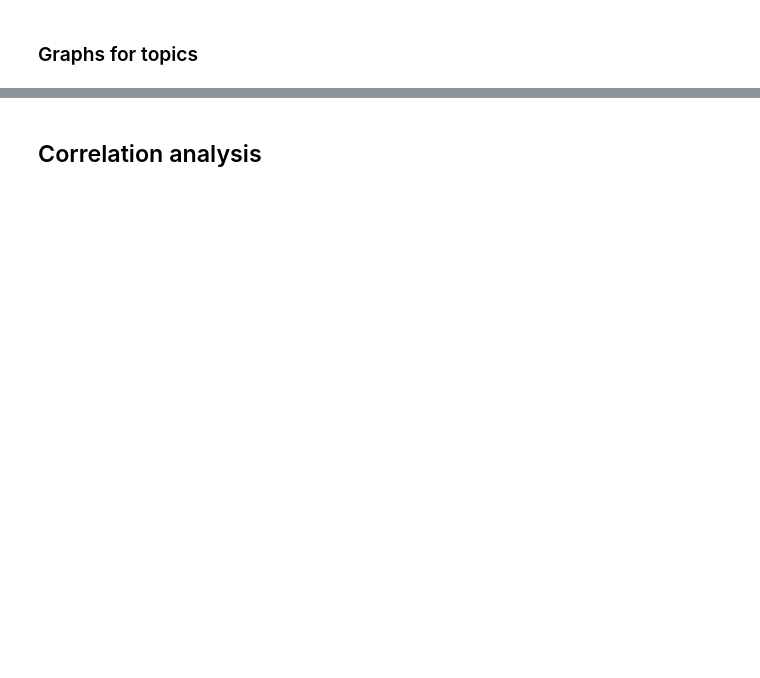
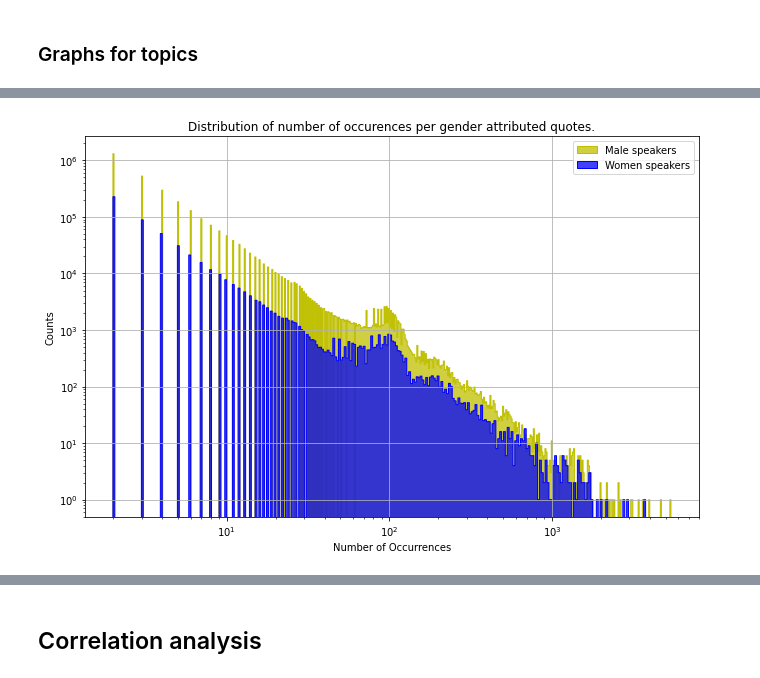
Before and after one commit to epfl-ada/ada-2021-project-gluten-meat-free, a Jupyter notebook: ADA_Project_notebook.ipynb, the cells around one changed output, grey strips where cells are left out. Saved outputs shown, nothing was run; the diff lists cells and outputs as text; code cells hidden in the pictures; blank space fills up the shorter version.

```diff
--- a/ADA_Project_notebook.ipynb
+++ b/ADA_Project_notebook.ipynb
@@ -904,0 +1570,17 @@ ttest_ind(cat1['values'], cat2['values'])
+# %%
+#To better visualize the data
+import seaborn as sns
+plt.figure(figsize = (11, 7))
+sns.histplot(Num_occ_male, log_scale = (True, True), color = 'y', label = 'Male speakers',element = "step")
+sns.histplot(Num_occ_female, log_scale = (True, True), color = 'b', label = 'Women speakers',element = "step")
+plt.title("Distribution of number of occurences per gender attributed quotes.")
+plt.xlabel("Number of Occurrences")
+plt.ylabel("Counts")
+
+plt.grid()
+plt.legend()
+plt.show()
+
+#save_plot_for_website("num_occur_gender_quotes")
+# %% [output]
+[figure, added]
```
Also changed, not shown: parts of 136 cells of this notebook.
